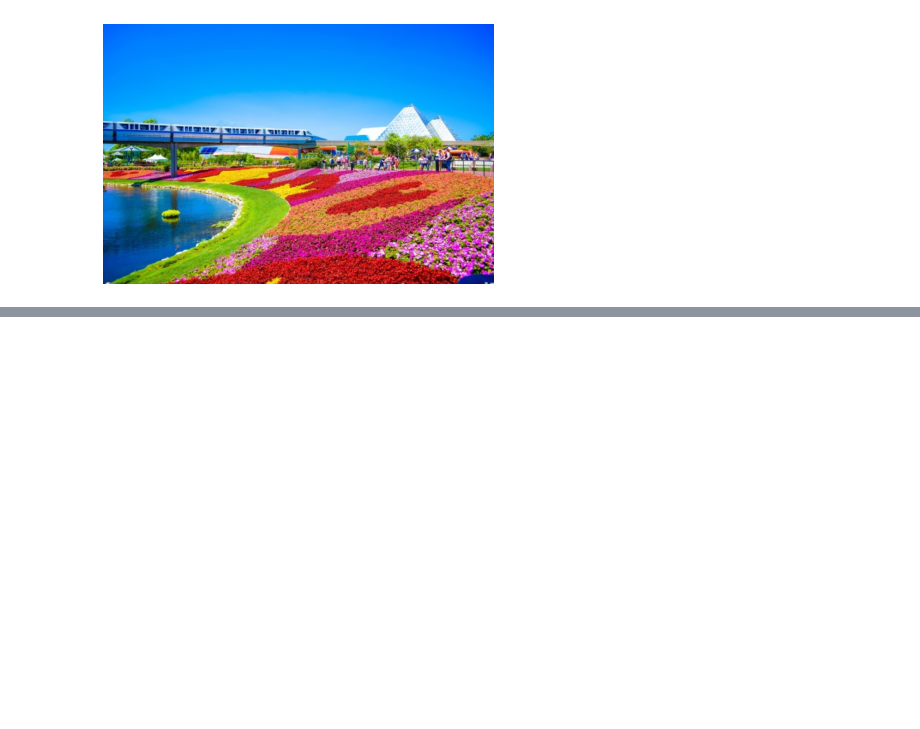
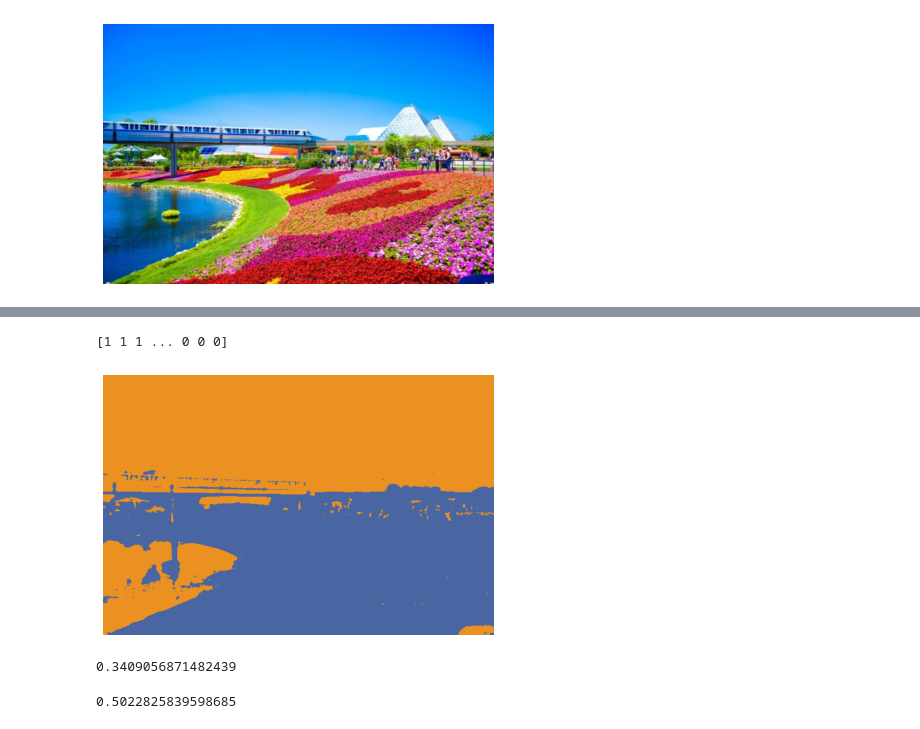
Before and after one commit to iMelamory/Advanced_ML, a Jupyter notebook: Classification.ipynb, the cells around one changed output, grey strips where cells are left out. Cells and saved outputs as stored; diff of their text form; code cells hidden in the pictures; blank space fills up the shorter version.

```diff
--- a/Classification.ipynb
+++ b/Classification.ipynb
@@ -12,5 +13,5 @@ def draw_picture(img, bgr=False):
     plt.imshow(new_image)
     plt.show()
 # %%
-img = cv2.imread('YArkaya-klumba-Bright-flower-bed-6000x4000-700x466.jpg')
+image = cv2.imread('YArkaya-klumba-Bright-flower-bed-6000x4000-700x466.jpg')
 # %%
@@ -18,5 +19,5 @@ draw_picture(img)
 # %% [output]
 [figure]
 # %%
-b, g, r = cv2.split(img) # по умолчанию cv2 почему-то отдает цвета в порядке BGR вместо RGB
+b, g, r = cv2.split(image) # по умолчанию cv2 почему-то отдает цвета в порядке BGR вместо RGB
 new_image = cv2.merge([r, g, b])
@@ -50,0 +31,5 @@ kmeans = KMeans(n_clusters=2, random_state=42)
+# %%
+labels=kmeans.labels_
+print(labels)
+# %% [output]
+[1 1 1 ... 0 0 0]
@@ -50,0 +39,26 @@ kmeans = KMeans(n_clusters=2, random_state=42)
+# %%
+NCLUSTERS = 2
+NROUNDS = 1
+
+height, width, channels = new_image.shape
+samples = np.zeros([height*width, 3], dtype = np.float32)
+count = 0
+
+for x in range(height):
+    for y in range(width):
+        samples[count] = new_image[x][y] #BGR color
+        count += 1
+
+compactness, labels, centers = cv2.kmeans(samples,
+                                        NCLUSTERS,
+                                        None,
+                                        (cv2.TERM_CRITERIA_EPS + cv2.TERM_CRITERIA_MAX_ITER, 10000, 0.0001),
+                                        NROUNDS,
+                                        cv2.KMEANS_RANDOM_CENTERS)
+centers = np.uint8(centers)
+res = centers[labels.flatten()]
+image2 = res.reshape((new_image.shape))
+# %%
+draw_picture(image2)
+# %% [output]
+[figure, added]
@@ -50,0 +73,4 @@ kmeans = KMeans(n_clusters=2, random_state=42)
+# %%
+ssim_2cl
+# %% [output]
+0.3409056871482439
@@ -50,0 +102,4 @@ kmeans = KMeans(n_clusters=2, random_state=42)
+# %%
+ssim_5cl
+# %% [output]
+0.5022825839598685
```
Also changed, not shown: parts of 34 cells of this notebook.
